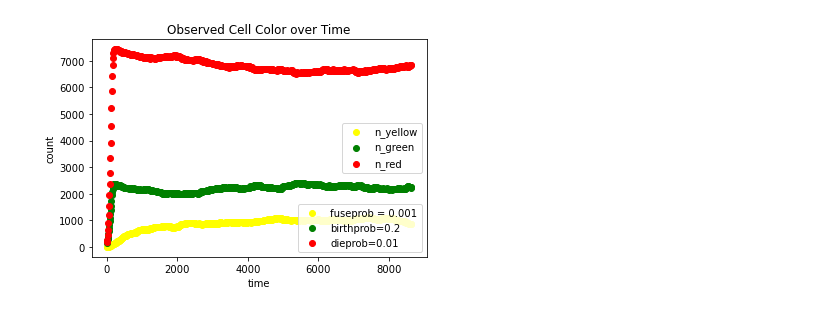
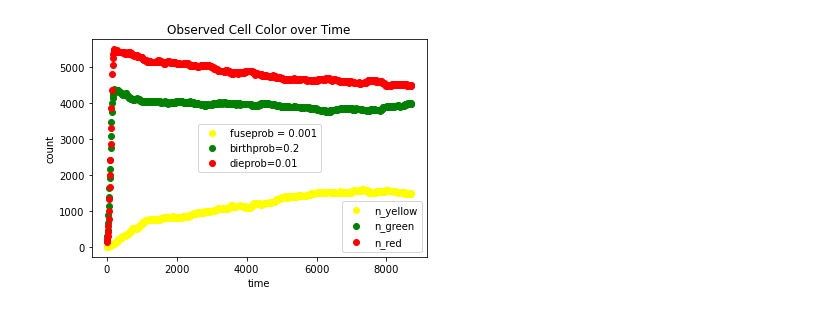
Before and after one commit to paulameena/HAL-Fusion, a Jupyter notebook: analysis/Fusion-Model-Tracing.ipynb, the cells around one changed output. Cells and saved outputs as stored; diff of their text form; code cells hidden in the pictures.

```diff
--- a/analysis/Fusion-Model-Tracing.ipynb
+++ b/analysis/Fusion-Model-Tracing.ipynb
@@ -5,7 +5,7 @@ import matplotlib as mpl
 import matplotlib.pyplot as plt
 from datetime import datetime
 # %%
-last_run = pd.read_csv("../logs/FusionModel_2024-05-13T15:03:15.531928.csv")
+last_run = pd.read_csv("../logs/FusionModel_2024-05-13T16:41:20.839183.csv")
 last_run.head()
 #last_run.keys()
 # %% [output]
@@ -32,14 +33,14 @@ plt.savefig(str(datetime.now()) + "_types" + ".png")
 # %%
 fig2, ax2 = plt.subplots()  # Create a figure containing a single axes.
 ax2.scatter(x="TIdx", y="n_yellow", data=last_run, color="#FFFF00") # Plot some data on the axes.
 ax2.scatter(x="TIdx", y="n_green", data=last_run, color="#008000")
 ax2.scatter(x="TIdx", y="n_red", data=last_run, color=[1,0,0])
 legend1 = plt.legend()
-plt.legend({"fuseprob = 0.001", "dieprob=0.01", "birthprob=0.2"}, loc = "lower right")
+plt.legend({"fuseprob = 0.001", "dieprob=0.01", "birthprob=0.2"}, loc = "center")
 plt.gca().add_artist(legend1)
 plt.title("Observed Cell Color over Time")
 plt.xlabel("time")
 plt.ylabel("count")
-plt.savefig(str(datetime.now()) + "_colors" + ".png")
+plt.savefig("FusionModel_2024-05-13T16:41:20.839183" + "_colors" + ".png")
 # %% [output]
-[figure, old version]
+[figure, new version]
```
Also changed, not shown: parts of 2 cells of this notebook, 38 other files.
